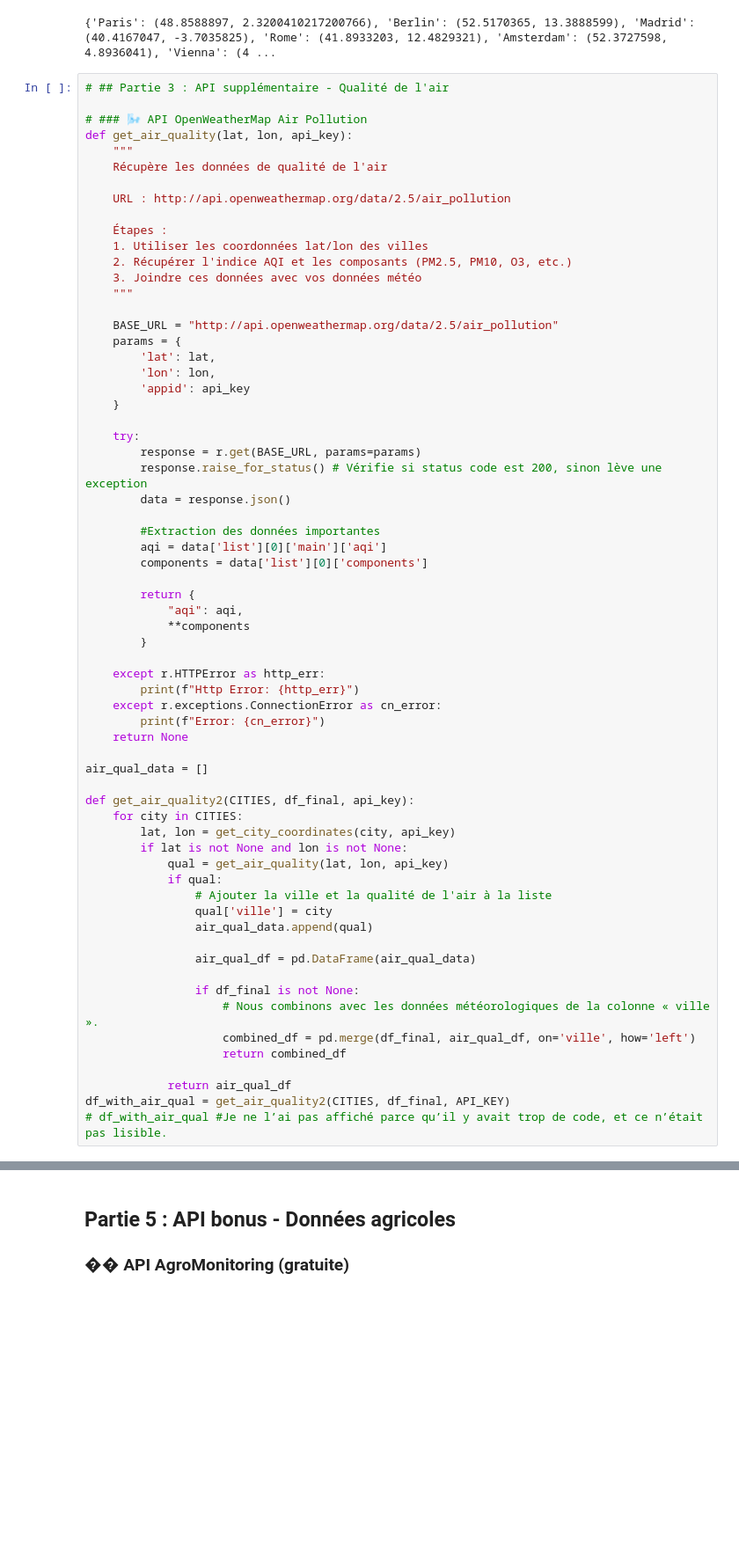
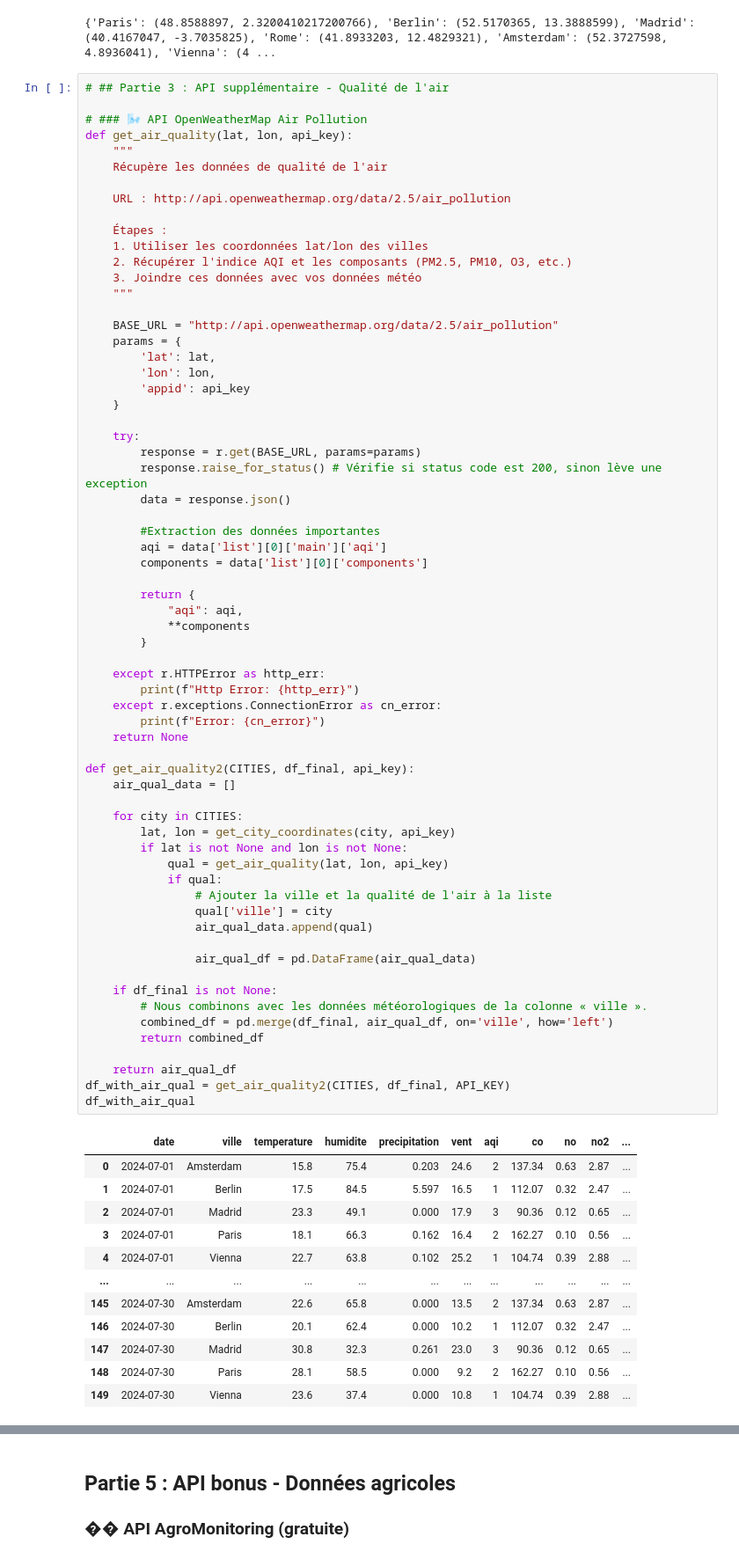
Before and after one commit to kirillsst/multi-tech-data-analysis, a Jupyter notebook: notebooks/Notebook_1_Fondamentaux_Python_pour_l_ia.ipynb, the cells around one changed output, grey strips where cells are left out. Shown: that part at 88% size. Cells and saved outputs as stored; diff of their text form; blank space fills up the shorter version.

```diff
--- a/notebooks/Notebook_1_Fondamentaux_Python_pour_l_ia.ipynb
+++ b/notebooks/Notebook_1_Fondamentaux_Python_pour_l_ia.ipynb
@@ -316,38 +316,51 @@ def get_air_quality(lat, lon, api_key):
 
         #Extraction des données importantes
         aqi = data['list'][0]['main']['aqi']
         components = data['list'][0]['components']
 
         return {
             "aqi": aqi,
             **components
         }
 
     except r.HTTPError as http_err:
         print(f"Http Error: {http_err}")
     except r.exceptions.ConnectionError as cn_error:
         print(f"Error: {cn_error}")
     return None
 
-air_qual_data = []
+def get_air_quality2(CITIES, df_final, api_key):
+    air_qual_data = []
 
-def get_air_quality2(CITIES, df_final, api_key):
     for city in CITIES:
         lat, lon = get_city_coordinates(city, api_key)
         if lat is not None and lon is not None:
             qual = get_air_quality(lat, lon, api_key)
             if qual:
                 # Ajouter la ville et la qualité de l'air à la liste
                 qual['ville'] = city
                 air_qual_data.append(qual)
 
                 air_qual_df = pd.DataFrame(air_qual_data)
 
-                if df_final is not None:
-                    # Nous combinons avec les données météorologiques de la colonne « ville ».
-                    combined_df = pd.merge(df_final, air_qual_df, on='ville', how='left')
-                    return combined_df
+    if df_final is not None:
+        # Nous combinons avec les données météorologiques de la colonne « ville ».
+        combined_df = pd.merge(df_final, air_qual_df, on='ville', how='left')
+        return combined_df
 
-            return air_qual_df
+    return air_qual_df
 df_with_air_qual = get_air_quality2(CITIES, df_final, API_KEY)
-# df_with_air_qual #Je ne l’ai pas affiché parce qu’il y avait trop de code, et ce n’était pas lisible.
+df_with_air_qual
+# %% [output]
+|  | date | ville | temperature | humidite | precipitation | vent | aqi | co | no | no2 | ... |
+| 0 | 2024-07-01 | Amsterdam | 15.8 | 75.4 | 0.203 | 24.6 | 2 | 137.34 | 0.63 | 2.87 | ... |
+| 1 | 2024-07-01 | Berlin | 17.5 | 84.5 | 5.597 | 16.5 | 1 | 112.07 | 0.32 | 2.47 | ... |
+| 2 | 2024-07-01 | Madrid | 23.3 | 49.1 | 0.000 | 17.9 | 3 | 90.36 | 0.12 | 0.65 | ... |
+| 3 | 2024-07-01 | Paris | 18.1 | 66.3 | 0.162 | 16.4 | 2 | 162.27 | 0.10 | 0.56 | ... |
+| 4 | 2024-07-01 | Vienna | 22.7 | 63.8 | 0.102 | 25.2 | 1 | 104.74 | 0.39 | 2.88 | ... |
+| ... | ... | ... | ... | ... | ... | ... | ... | ... | ... | ... | ... |
+| 145 | 2024-07-30 | Amsterdam | 22.6 | 65.8 | 0.000 | 13.5 | 2 | 137.34 | 0.63 | 2.87 | ... |
+| 146 | 2024-07-30 | Berlin | 20.1 | 62.4 | 0.000 | 10.2 | 1 | 112.07 | 0.32 | 2.47 | ... |
+| 147 | 2024-07-30 | Madrid | 30.8 | 32.3 | 0.261 | 23.0 | 3 | 90.36 | 0.12 | 0.65 | ... |
+| 148 | 2024-07-30 | Paris | 28.1 | 58.5 | 0.000 | 9.2 | 2 | 162.27 | 0.10 | 0.56 | ... |
+| 149 | 2024-07-30 | Vienna | 23.6 | 37.4 | 0.000 | 10.8 | 1 | 104.74 | 0.39 | 2.88 | ... |
```
Also changed, not shown: parts of 5 cells of this notebook.
